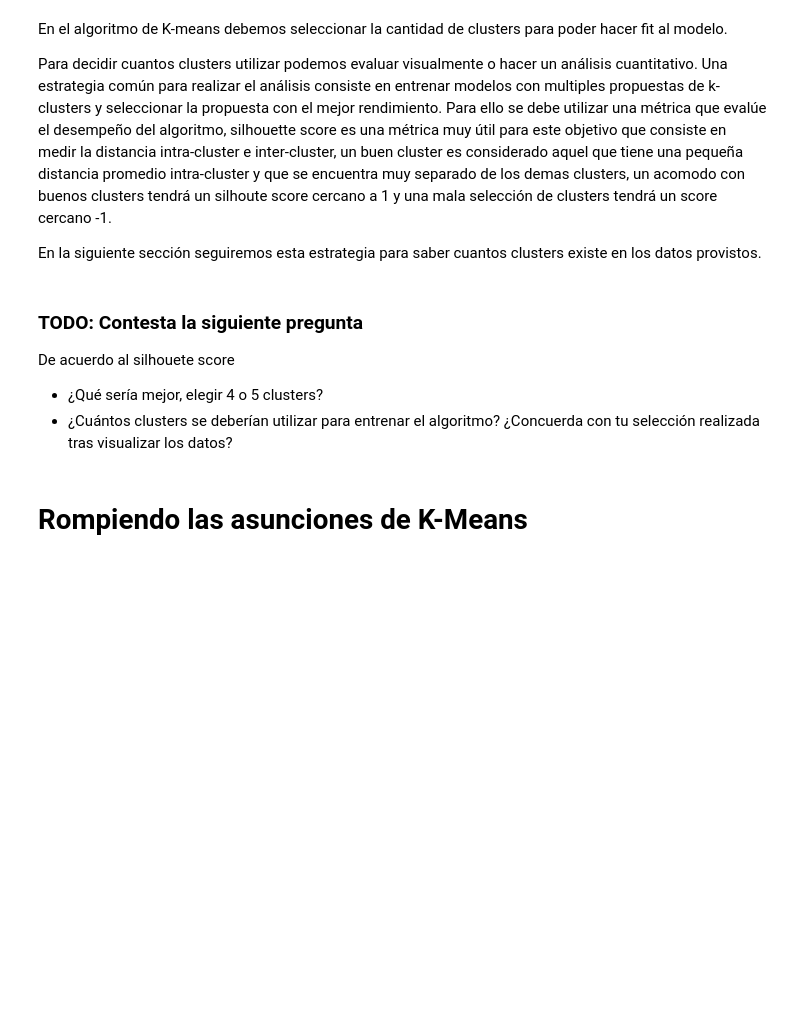
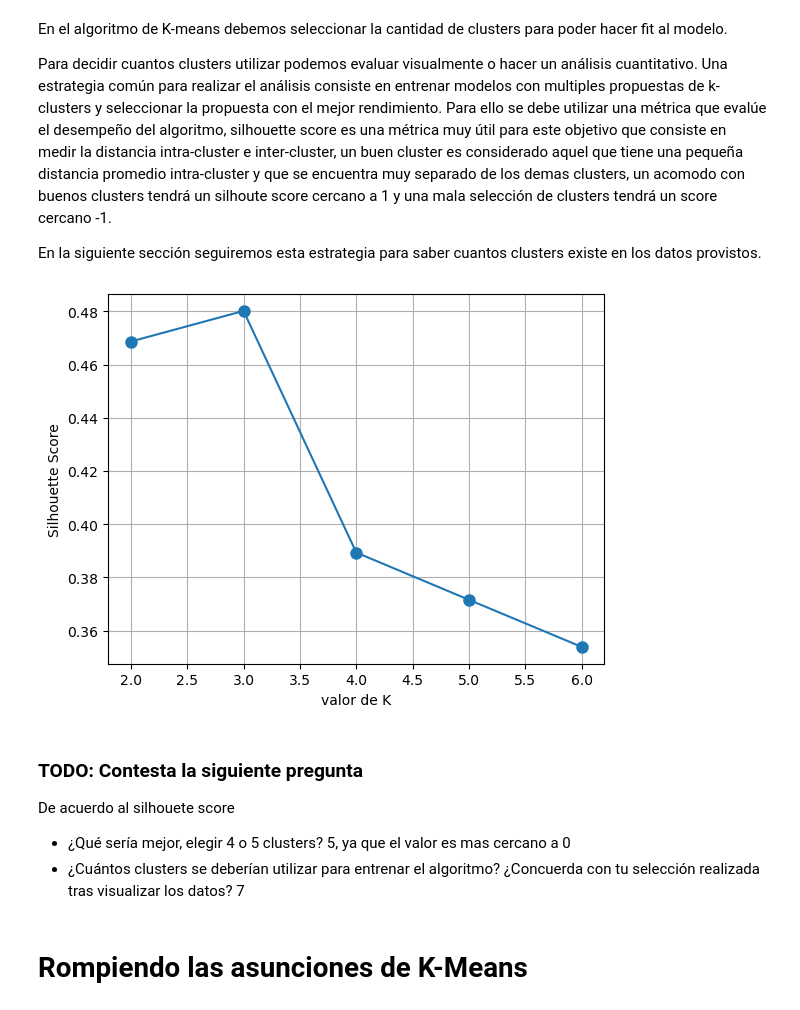
Before and after one commit to r-ibarrab/ElMaviri, a Jupyter notebook: ejercicio_4-kmeans-dbscan/ejercicio_4.ipynb, the cells around one changed output. Saved outputs shown, nothing was run; the diff lists cells and outputs as text; code cells hidden in the pictures; blank space fills up the shorter version.

```diff
--- a/ejercicio_4-kmeans-dbscan/ejercicio_4.ipynb
+++ b/ejercicio_4-kmeans-dbscan/ejercicio_4.ipynb
@@ -61,27 +65,29 @@ En la siguiente sección seguiremos esta estrategia para saber cuantos clusters
 # %%
 from sklearn.metrics import silhouette_score
 
-Ks = range(2,6)
+Ks = range(2,7)
 scores = []
 for k in Ks:
     kmeans = KMeans(n_clusters=k, random_state=0).fit(X)
     # TODO: Obten el silhouete score de nuestro modelo
     # ====== Start of solution =====
-    score = ...
+    score = silhouette_score(X,kmeans.labels_)
     # ====== End of solution =====
     scores.append(score)
 
 plt.plot(Ks,scores,'-o', markersize=8)
 plt.xlabel("valor de K")
 plt.ylabel("Silhouette Score")
 plt.grid()
 plt.show()
+# %% [output]
+[figure, added]
 # %% [markdown]
 ### TODO: Contesta la siguiente pregunta
 
 De acuerdo al silhouete score
-- ¿Qué sería mejor, elegir 4 o 5 clusters?
-- ¿Cuántos clusters se deberían utilizar para entrenar el algoritmo? ¿Concuerda con tu selección realizada tras visualizar los datos?
+- ¿Qué sería mejor, elegir 4 o 5 clusters? 5, ya que el valor es mas cercano a 0
+- ¿Cuántos clusters se deberían utilizar para entrenar el algoritmo? ¿Concuerda con tu selección realizada tras visualizar los datos? 7
 # %% [markdown]
 # Rompiendo las asunciones de K-Means
 # %% [markdown]
```
Also changed, not shown: parts of 4 cells of this notebook.
